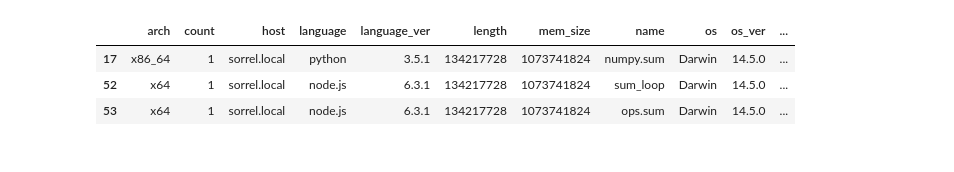
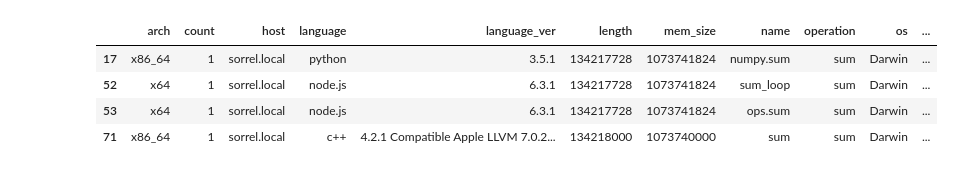
Before and after one commit to alexhsamuel/jsdata, a Jupyter notebook: benchmark/benchmarks.ipynb, the cells around one changed output. Cells and saved outputs as stored; diff of their text form; code cells hidden in the pictures.

```diff
--- a/benchmark/benchmarks.ipynb
+++ b/benchmark/benchmarks.ipynb
@@ -49,9 +47,10 @@ df[df["size"] == 1 << 24]
 # %%
-df[df["length"] == 128 * 1024**2]
+df[abs(df["length"] - 128 * 1024**2) < 1000]
 # %% [output]
-|  | arch | count | host | language | language_ver | length | mem_size | name | os | os_ver | ... |
-| 17 | x86_64 | 1 | sorrel.local | python | 3.5.1 | 134217728 | 1073741824 | numpy.sum | Darwin | 14.5.0 | ... |
-| 52 | x64 | 1 | sorrel.local | node.js | 6.3.1 | 134217728 | 1073741824 | sum_loop | Darwin | 14.5.0 | ... |
-| 53 | x64 | 1 | sorrel.local | node.js | 6.3.1 | 134217728 | 1073741824 | ops.sum | Darwin | 14.5.0 | ... |
+|  | arch | count | host | language | language_ver | length | mem_size | name | operation | os | ... |
+| 17 | x86_64 | 1 | sorrel.local | python | 3.5.1 | 134217728 | 1073741824 | numpy.sum | sum | Darwin | ... |
+| 52 | x64 | 1 | sorrel.local | node.js | 6.3.1 | 134217728 | 1073741824 | sum_loop | sum | Darwin | ... |
+| 53 | x64 | 1 | sorrel.local | node.js | 6.3.1 | 134217728 | 1073741824 | ops.sum | sum | Darwin | ... |
+| 71 | x86_64 | 1 | sorrel.local | c++ | 4.2.1 Compatible Apple LLVM 7.0.2... | 134218000 | 1073740000 | sum | sum | Darwin | ... |
 # %%
 ]
```
Also changed, not shown: parts of 3 cells of this notebook.
